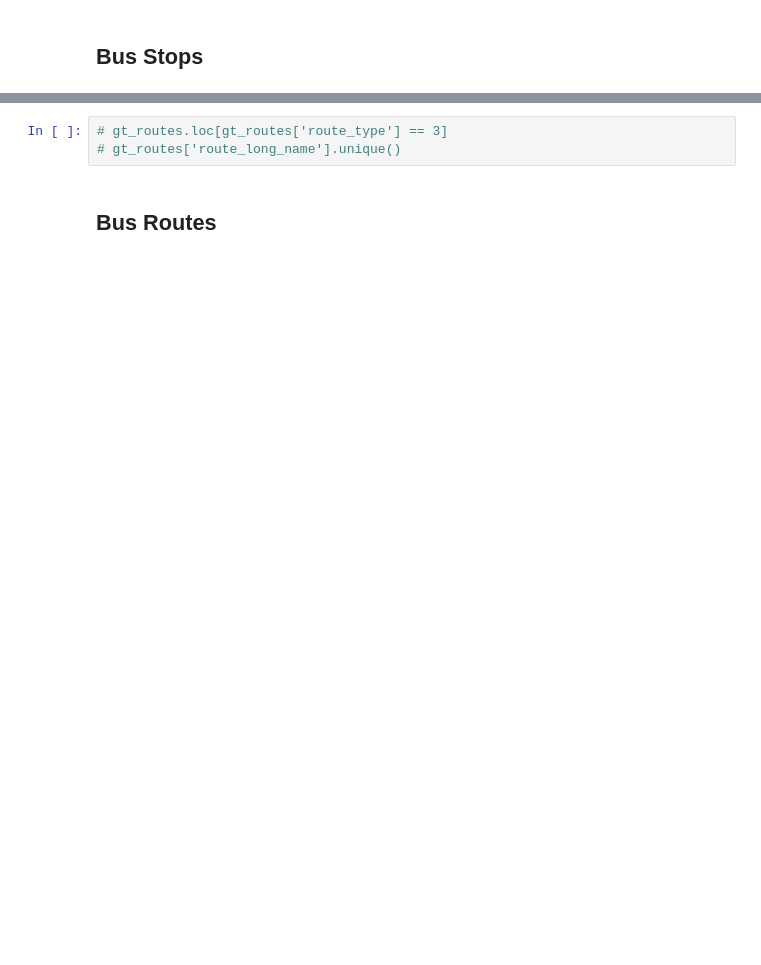
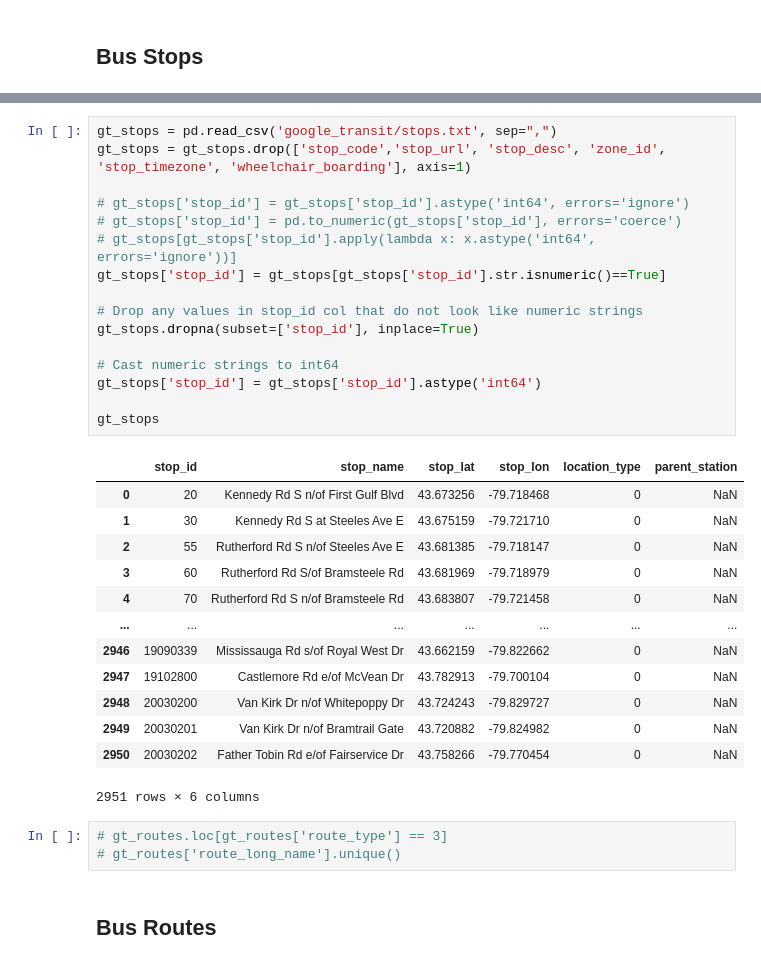
Before and after one commit to B33Boy/Traffic_Exploration, a Jupyter notebook: Bus Trip Planner.ipynb, the cells around one changed output, grey strips where cells are left out. Saved outputs shown, nothing was run; the diff lists cells and outputs as text; blank space fills up the shorter version.

Commit message:
fix: working dataframe for accessing route and stops

```diff
--- a/Bus Trip Planner.ipynb
+++ b/Bus Trip Planner.ipynb
@@ -38,3 +17,33 @@ gt_stops
+# %%
+gt_stops = pd.read_csv('google_transit/stops.txt', sep=",")
+gt_stops = gt_stops.drop(['stop_code','stop_url', 'stop_desc', 'zone_id', 'stop_timezone', 'wheelchair_boarding'], axis=1)
+
+# gt_stops['stop_id'] = gt_stops['stop_id'].astype('int64', errors='ignore')
+# gt_stops['stop_id'] = pd.to_numeric(gt_stops['stop_id'], errors='coerce')
+# gt_stops[gt_stops['stop_id'].apply(lambda x: x.astype('int64', errors='ignore'))]
+gt_stops['stop_id'] = gt_stops[gt_stops['stop_id'].str.isnumeric()==True]
+
+# Drop any values in stop_id col that do not look like numeric strings
+gt_stops.dropna(subset=['stop_id'], inplace=True)
+
+# Cast numeric strings to int64
+gt_stops['stop_id'] = gt_stops['stop_id'].astype('int64')
+
+gt_stops
+# %% [output]
+|  | stop_id | stop_name | stop_lat | stop_lon | location_type | parent_station |
+| 0 | 20 | Kennedy Rd S n/of First Gulf Blvd | 43.673256 | -79.718468 | 0 | NaN |
+| 1 | 30 | Kennedy Rd S at Steeles Ave E | 43.675159 | -79.721710 | 0 | NaN |
+| 2 | 55 | Rutherford Rd S n/of Steeles Ave E | 43.681385 | -79.718147 | 0 | NaN |
+| 3 | 60 | Rutherford Rd S/of Bramsteele Rd | 43.681969 | -79.718979 | 0 | NaN |
+| 4 | 70 | Rutherford Rd S n/of Bramsteele Rd | 43.683807 | -79.721458 | 0 | NaN |
+| ... | ... | ... | ... | ... | ... | ... |
+| 2946 | 19090339 | Mississauga Rd s/of Royal West Dr | 43.662159 | -79.822662 | 0 | NaN |
+| 2947 | 19102800 | Castlemore Rd e/of McVean Dr | 43.782913 | -79.700104 | 0 | NaN |
+| 2948 | 20030200 | Van Kirk Dr n/of Whitepoppy Dr | 43.724243 | -79.829727 | 0 | NaN |
+| 2949 | 20030201 | Van Kirk Dr n/of Bramtrail Gate | 43.720882 | -79.824982 | 0 | NaN |
+| 2950 | 20030202 | Father Tobin Rd e/of Fairservice Dr | 43.758266 | -79.770454 | 0 | NaN |
+2951 rows × 6 columns
 # %%
 # gt_routes.loc[gt_routes['route_type'] == 3]
 # gt_routes['route_long_name'].unique()
```
Also changed, not shown: parts of 7 cells of this notebook.
